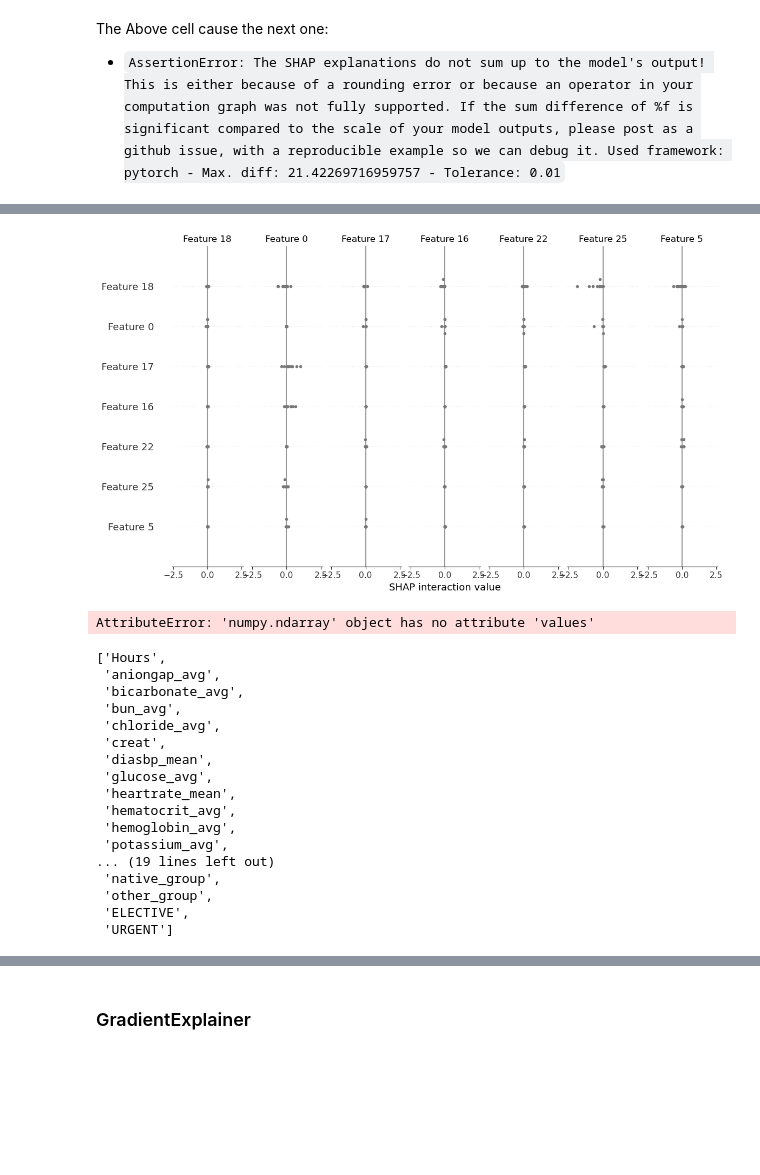
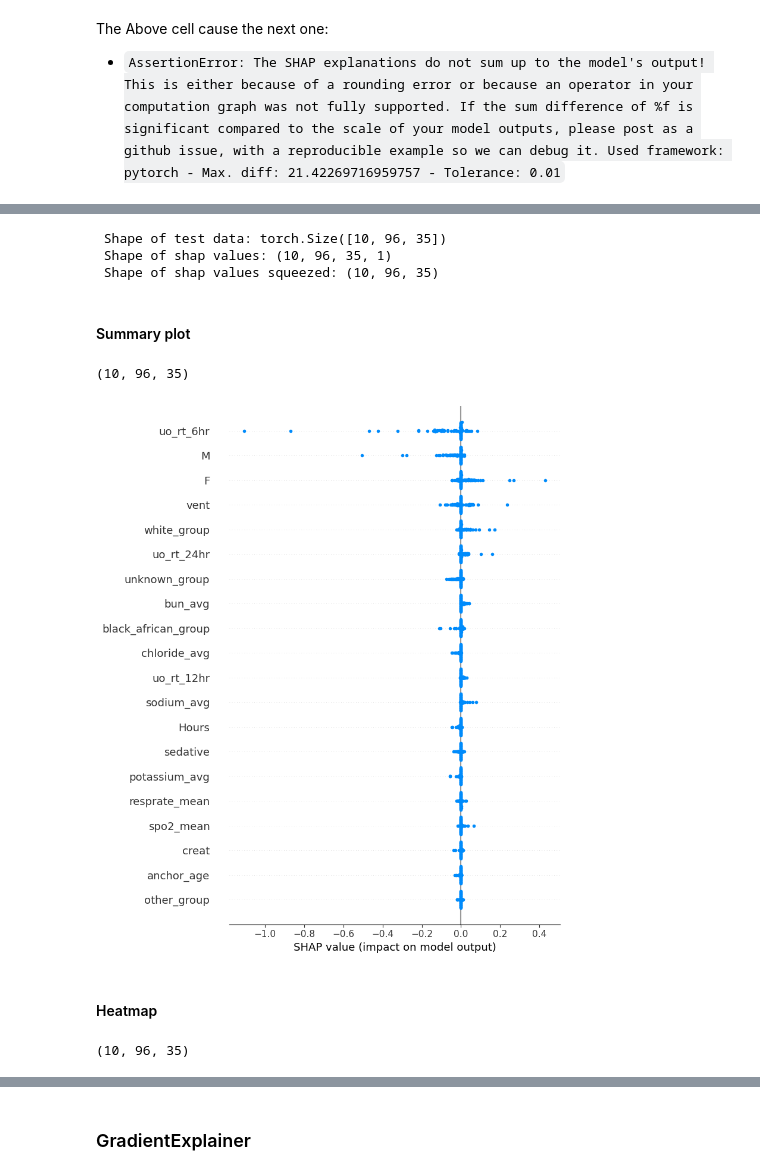
Before and after one commit to charicf/DoctorDisease2.0_AKI, a Jupyter notebook: ml_model/LSTM_features.ipynb, the cells around one changed output, grey strips where cells are left out. Cells and saved outputs as stored; diff of their text form; code cells hidden in the pictures; blank space fills up the shorter version.

```diff
--- a/ml_model/LSTM_features.ipynb
+++ b/ml_model/LSTM_features.ipynb
@@ -915,5 +907,5 @@ model = model.to(device)
 # %%
-batch = next(iter(train_dl))
+batch = next(iter(test_dl))
 print(f'Size of the batch: {len(batch[0])}')
 
 data, labels = batch
@@ -962,41 +967,25 @@ print(f' Shape of shap values: {shap_values.shape}')
 
 shap_values_squeezed = shap_values.squeeze(-1)
 print(f' Shape of shap values squeezed: {shap_values_squeezed.shape}')
+# %% [output]
+ Shape of test data: torch.Size([10, 96, 35])
+ Shape of shap values: (10, 96, 35, 1)
+ Shape of shap values squeezed: (10, 96, 35)
+# %% [markdown]
+#### Summary plot
+# %%
+shap_values_squeezed.shape
+# %% [output]
+(10, 96, 35)
 # %%
-shap.summary_plot(shap_values_squeezed, test_data)
+# Plot the summary plot
+shap.summary_plot(shap_values_squeezed[0], feature_names=train_dataset.features)
 # %% [output]
-[figure, old version]
+[figure, new version]
-# %%
-# shap.dependence_plot(shap_values_squeezed, test_data)
-explainer = shap.DeepExplainer(model, background)
-
-model.train()
-shap_values = explainer.shap_values(test_data)
-model.eval()
-
-shap_values = explainer.shap_values(test_data, check_additivity=False)
-shap_values_squeezed = shap_values.squeeze(-1)
-shap.plots.heatmap(shap_values_squeezed)
-# %% [output]
-AttributeError: 'numpy.ndarray' object has no attribute 'values'
-# %%
-train_dataset.features
-# %% [output]
-['Hours',
- 'aniongap_avg',
- 'bicarbonate_avg',
- 'bun_avg',
- 'chloride_avg',
- 'creat',
- 'diasbp_mean',
- 'glucose_avg',
- 'heartrate_mean',
- 'hematocrit_avg',
- 'hemoglobin_avg',
- 'potassium_avg',
-... (19 lines left out)
- 'native_group',
- 'other_group',
- 'ELECTIVE',
- 'URGENT']
+# %% [markdown]
+#### Heatmap
+# %%
+shap_values_squeezed.shape
+# %% [output]
+(10, 96, 35)
 # %%
```
Also changed, not shown: parts of 14 cells of this notebook.
